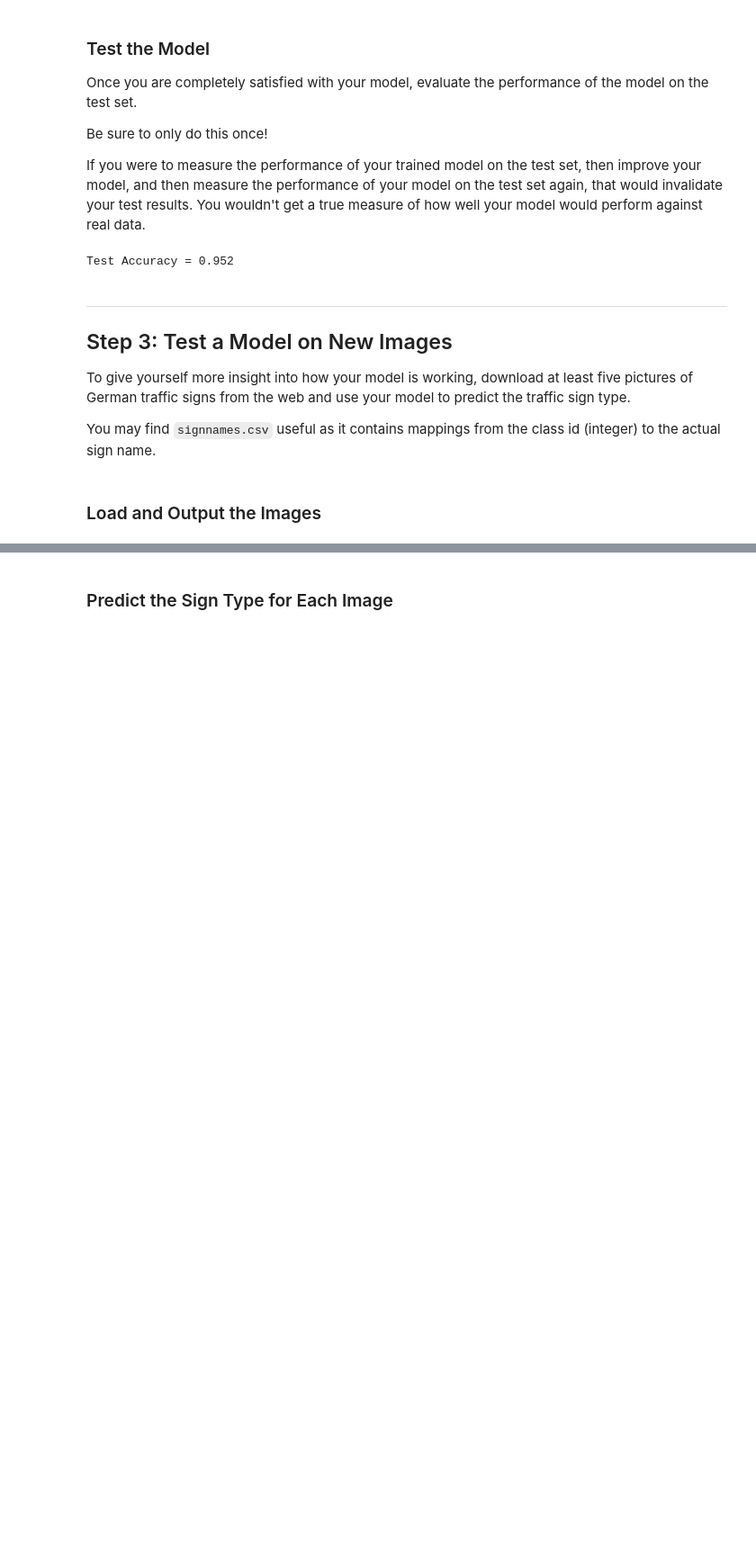
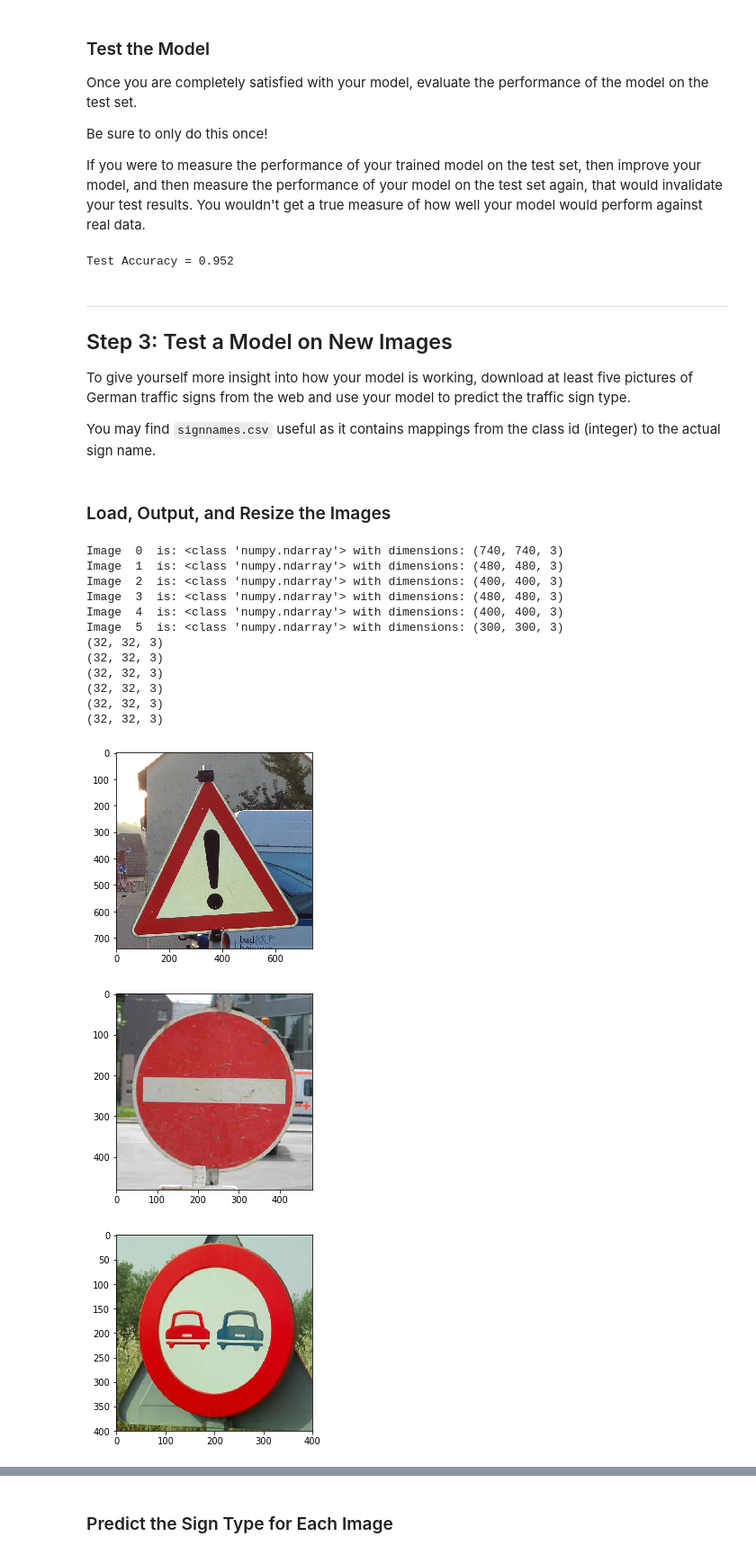
Before and after one commit to ameter/CarND-TrafficSigns-P2, a Jupyter notebook: Traffic_Sign_Classifier.ipynb, the cells around one changed output, grey strips where cells are left out. Shown: that part at 90% size. Cells and saved outputs as stored; diff of their text form; code cells hidden in the pictures; blank space fills up the shorter version.

```diff
--- a/Traffic_Sign_Classifier.ipynb
+++ b/Traffic_Sign_Classifier.ipynb
@@ -372,4 +381,4 @@ To give yourself more insight into how your model is working, download at least
 
 You may find `signnames.csv` useful as it contains mappings from the class id (integer) to the actual sign name.
 # %% [markdown]
-### Load and Output the Images
+### Load, Output, and Resize the Images
@@ -378,0 +385,40 @@ You may find `signnames.csv` useful as it contains mappings from the class id (i
+# %%
+import matplotlib.pyplot as plt
+import matplotlib.image as mpimg
+import cv2
+import os
+
+# Visualizations will be shown in the notebook.
+%matplotlib inline
+
+test_images = os.listdir("test_images")
+images = []
+
+for idx, img in enumerate(test_images):
+    image = mpimg.imread('test_images/' + img)
+    print('Image ', idx, ' is:', type(image), 'with dimensions:', image.shape)
+    plt.figure()
+    plt.imshow(image)
+    image = cv2.resize(image, (32, 32))
+    images.append(image)
+
+for image in images:
+    print(image.shape)
+    plt.figure()
+    plt.imshow(image)
+# %% [output]
+Image  0  is: <class 'numpy.ndarray'> with dimensions: (740, 740, 3)
+Image  1  is: <class 'numpy.ndarray'> with dimensions: (480, 480, 3)
+Image  2  is: <class 'numpy.ndarray'> with dimensions: (400, 400, 3)
+Image  3  is: <class 'numpy.ndarray'> with dimensions: (480, 480, 3)
+Image  4  is: <class 'numpy.ndarray'> with dimensions: (400, 400, 3)
+Image  5  is: <class 'numpy.ndarray'> with dimensions: (300, 300, 3)
+(32, 32, 3)
+(32, 32, 3)
+(32, 32, 3)
+(32, 32, 3)
+(32, 32, 3)
+(32, 32, 3)
+[figure, added]
+[figure, added]
+[figure, added]
```
Also changed, not shown: parts of 8 cells of this notebook, 6 other files.
